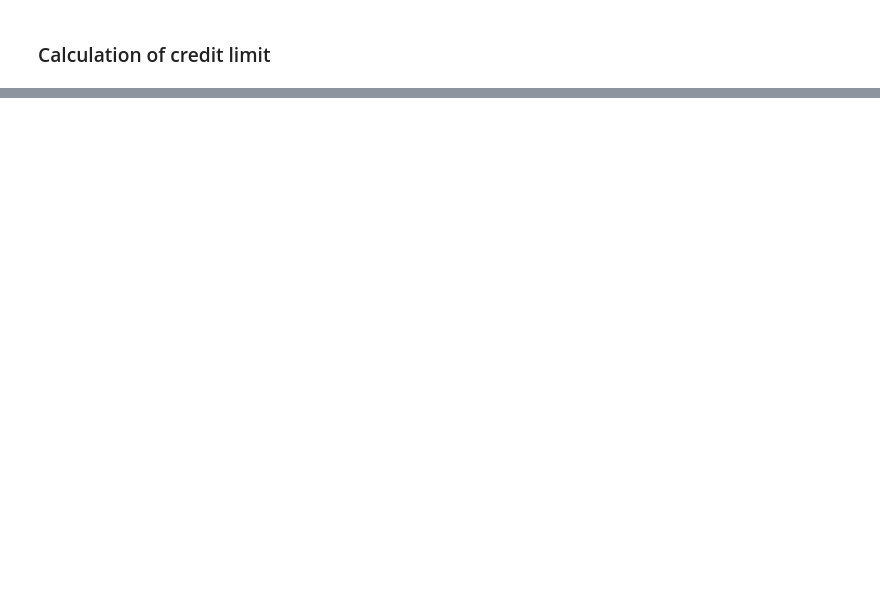
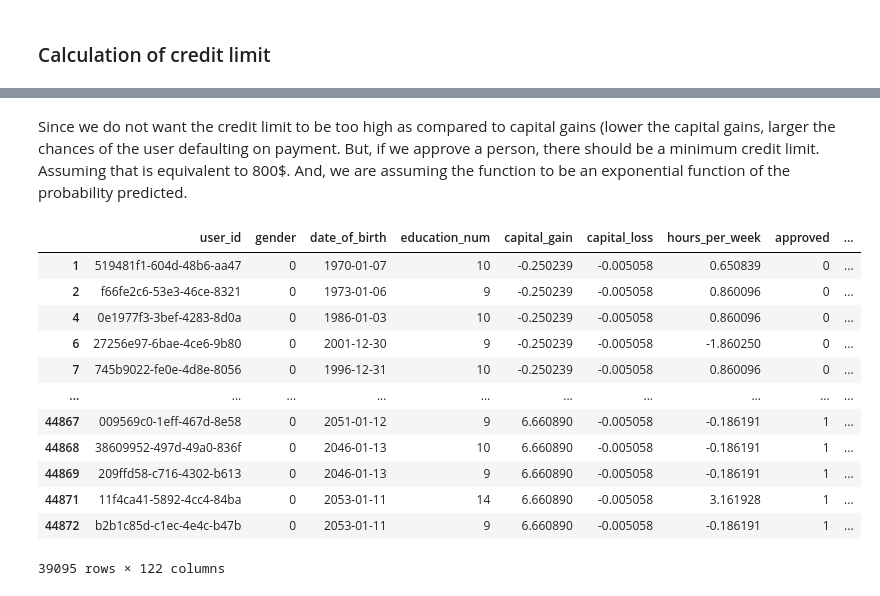
Before and after one commit to singhharsh246/Miscellaneous-Code, a Jupyter notebook: ML-case study.ipynb, the cells around one changed output, grey strips where cells are left out. Cells and saved outputs as stored; diff of their text form; code cells hidden in the pictures; blank space fills up the shorter version.

```diff
--- a/ML-case study.ipynb
+++ b/ML-case study.ipynb
@@ -1153,0 +1203,3 @@ Since, capital gains is an important part of our model, we can use that to calcu
+# %% [markdown]
+Since we do not want the credit limit to be too high as compared to capital gains (lower the capital gains, larger the
+chances of the user defaulting on payment. But, if we approve a person, there should be a minimum credit limit. Assuming that is equivalent to 800$. And, we are assuming the function to be an exponential function of the probability predicted.
@@ -1153,0 +1215,16 @@ Since, capital gains is an important part of our model, we can use that to calcu
+# %%
+mod_data
+# %% [output]
+|  | user_id | gender | date_of_birth | education_num | capital_gain | capital_loss | hours_per_week | approved | ... |
+| 1 | 519481f1-604d-48b6-aa47 | 0 | 1970-01-07 | 10 | -0.250239 | -0.005058 | 0.650839 | 0 | ... |
+| 2 | f66fe2c6-53e3-46ce-8321 | 0 | 1973-01-06 | 9 | -0.250239 | -0.005058 | 0.860096 | 0 | ... |
+| 4 | 0e1977f3-3bef-4283-8d0a | 0 | 1986-01-03 | 10 | -0.250239 | -0.005058 | 0.860096 | 0 | ... |
+| 6 | 27256e97-6bae-4ce6-9b80 | 0 | 2001-12-30 | 9 | -0.250239 | -0.005058 | -1.860250 | 0 | ... |
+| 7 | 745b9022-fe0e-4d8e-8056 | 0 | 1996-12-31 | 10 | -0.250239 | -0.005058 | 0.860096 | 0 | ... |
+| ... | ... | ... | ... | ... | ... | ... | ... | ... | ... |
+| 44867 | 009569c0-1eff-467d-8e58 | 0 | 2051-01-12 | 9 | 6.660890 | -0.005058 | -0.186191 | 1 | ... |
+| 44868 | 38609952-497d-49a0-836f | 0 | 2046-01-13 | 10 | 6.660890 | -0.005058 | -0.186191 | 1 | ... |
+| 44869 | 209ffd58-c716-4302-b613 | 0 | 2046-01-13 | 9 | 6.660890 | -0.005058 | -0.186191 | 1 | ... |
+| 44871 | 11f4ca41-5892-4cc4-84ba | 0 | 2053-01-11 | 14 | 6.660890 | -0.005058 | 3.161928 | 1 | ... |
+| 44872 | b2b1c85d-c1ec-4e4c-b47b | 0 | 2053-01-11 | 9 | 6.660890 | -0.005058 | -0.186191 | 1 | ... |
+39095 rows × 122 columns
```
Also changed, not shown: parts of 34 cells of this notebook.
